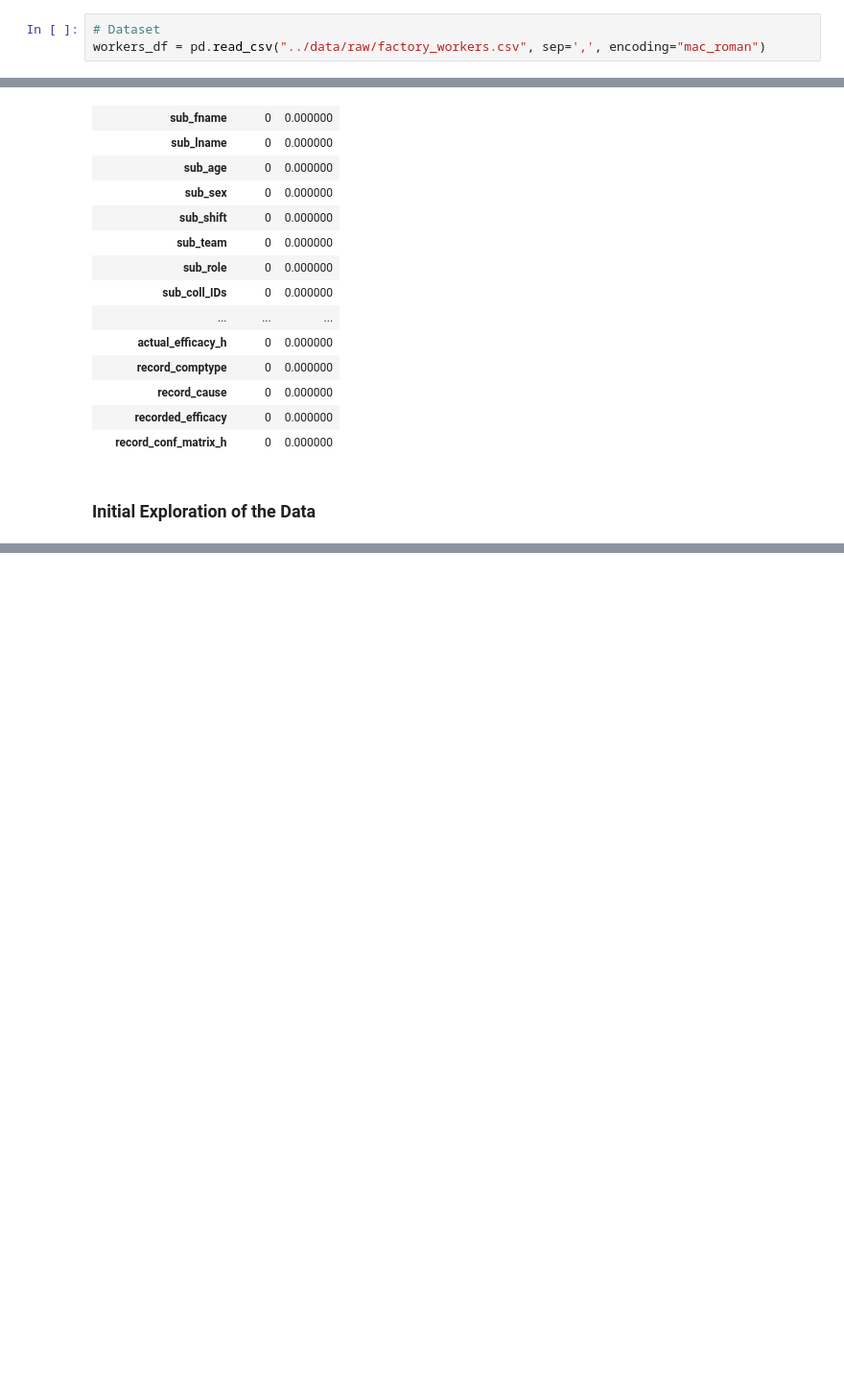
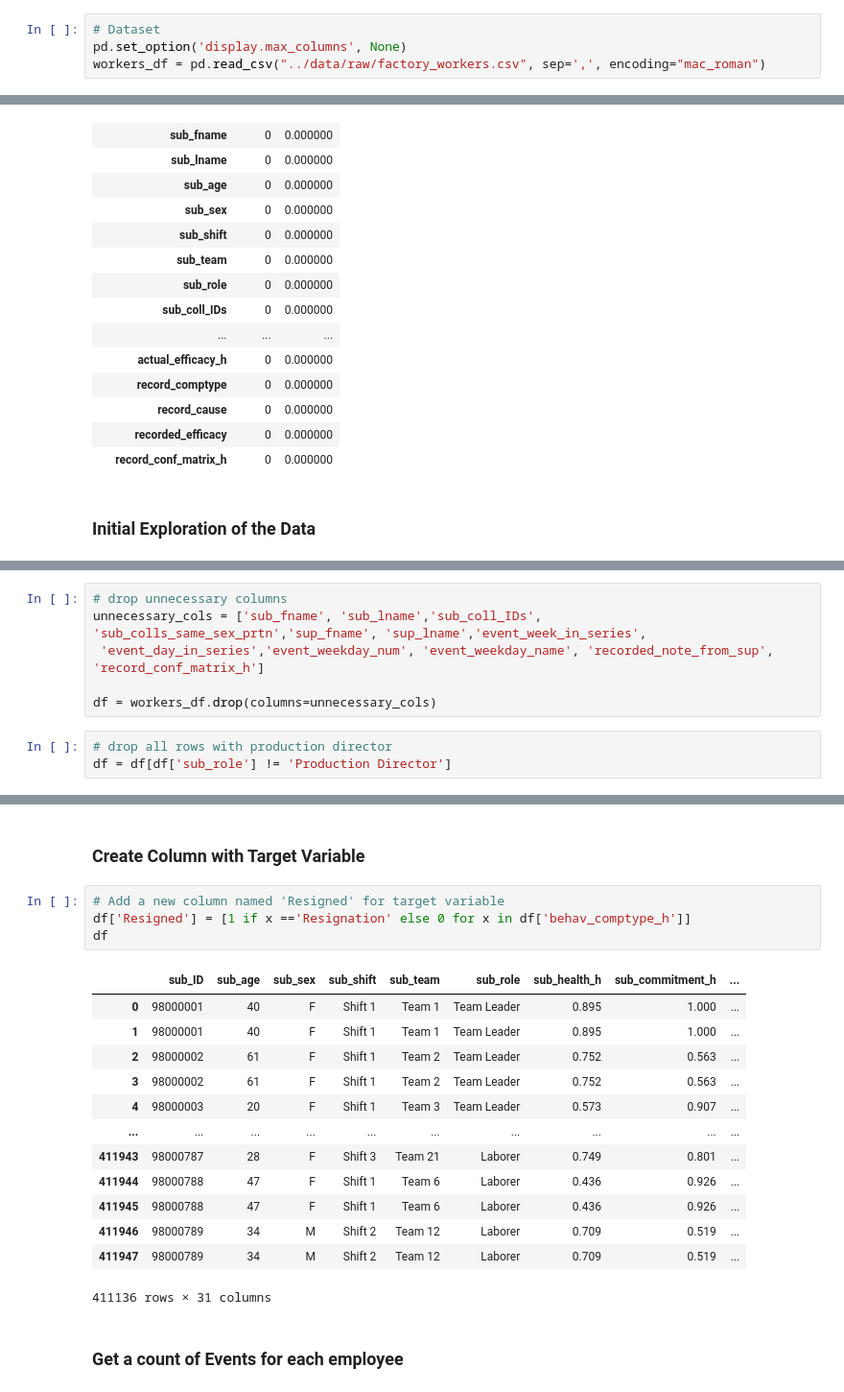
Before and after one commit to kyleanthonyr/Predicting-Employee-Attrition, a Jupyter notebook: notebooks/01-kar-data-wrangling.ipynb, the cells around one changed output, grey strips where cells are left out. Shown: that part at 96% size. Saved outputs shown, nothing was run; the diff lists cells and outputs as text; blank space fills up the shorter version.

```diff
--- a/notebooks/01-kar-data-wrangling.ipynb
+++ b/notebooks/01-kar-data-wrangling.ipynb
@@ -17,6 +17,7 @@ The dataset’s observations cover both regular daily events (like workers’ at
 Source: https://www.kaggle.com/datasets/gladdenme/factory-workers-daily-performance-attrition-s?resource=download
 # %%
 # Dataset
+pd.set_option('display.max_columns', None)
 workers_df = pd.read_csv("../data/raw/factory_workers.csv", sep=',', encoding="mac_roman")
 # %% [markdown]
 ## Explore Dataset
@@ -186,0 +125,9 @@ termination_reason_and_count.plot(kind="bar", title="Reasons for Termination by
+# %%
+# drop unnecessary columns
+unnecessary_cols = ['sub_fname', 'sub_lname','sub_coll_IDs', 'sub_colls_same_sex_prtn','sup_fname', 'sup_lname','event_week_in_series',
+ 'event_day_in_series','event_weekday_num', 'event_weekday_name', 'recorded_note_from_sup', 'record_conf_matrix_h']
+
+df = workers_df.drop(columns=unnecessary_cols)
+# %%
+# drop all rows with production director
+df = df[df['sub_role'] != 'Production Director']
@@ -186,0 +181,22 @@ termination_reason_and_count.plot(kind="bar", title="Reasons for Termination by
+# %% [markdown]
+### Create Column with Target Variable
+# %%
+# Add a new column named 'Resigned' for target variable
+df['Resigned'] = [1 if x =='Resignation' else 0 for x in df['behav_comptype_h']]
+df
+# %% [output]
+|  | sub_ID | sub_age | sub_sex | sub_shift | sub_team | sub_role | sub_health_h | sub_commitment_h | ... |
+| 0 | 98000001 | 40 | F | Shift 1 | Team 1 | Team Leader | 0.895 | 1.000 | ... |
+| 1 | 98000001 | 40 | F | Shift 1 | Team 1 | Team Leader | 0.895 | 1.000 | ... |
+| 2 | 98000002 | 61 | F | Shift 1 | Team 2 | Team Leader | 0.752 | 0.563 | ... |
+| 3 | 98000002 | 61 | F | Shift 1 | Team 2 | Team Leader | 0.752 | 0.563 | ... |
+| 4 | 98000003 | 20 | F | Shift 1 | Team 3 | Team Leader | 0.573 | 0.907 | ... |
+| ... | ... | ... | ... | ... | ... | ... | ... | ... | ... |
+| 411943 | 98000787 | 28 | F | Shift 3 | Team 21 | Laborer | 0.749 | 0.801 | ... |
+| 411944 | 98000788 | 47 | F | Shift 1 | Team 6 | Laborer | 0.436 | 0.926 | ... |
+| 411945 | 98000788 | 47 | F | Shift 1 | Team 6 | Laborer | 0.436 | 0.926 | ... |
+| 411946 | 98000789 | 34 | M | Shift 2 | Team 12 | Laborer | 0.709 | 0.519 | ... |
+| 411947 | 98000789 | 34 | M | Shift 2 | Team 12 | Laborer | 0.709 | 0.519 | ... |
+411136 rows × 31 columns
+# %% [markdown]
+### Get a count of Events for each employee
```
Also changed, not shown: parts of 36 cells of this notebook, 1 other file.
